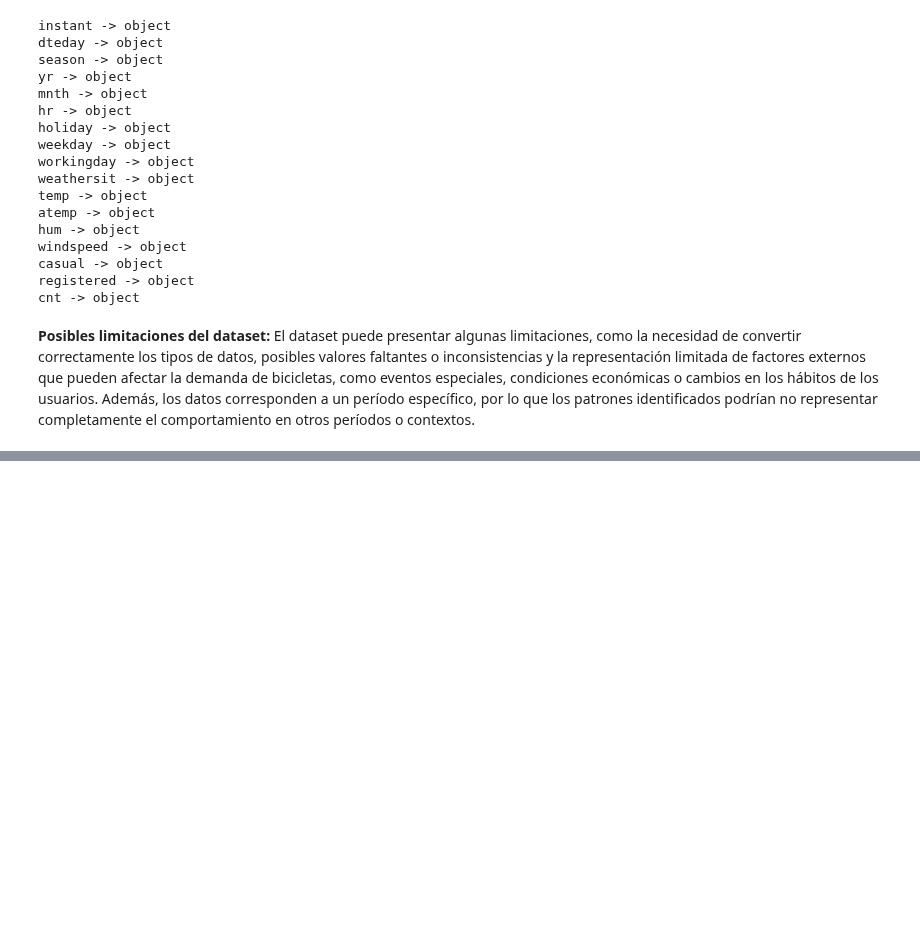
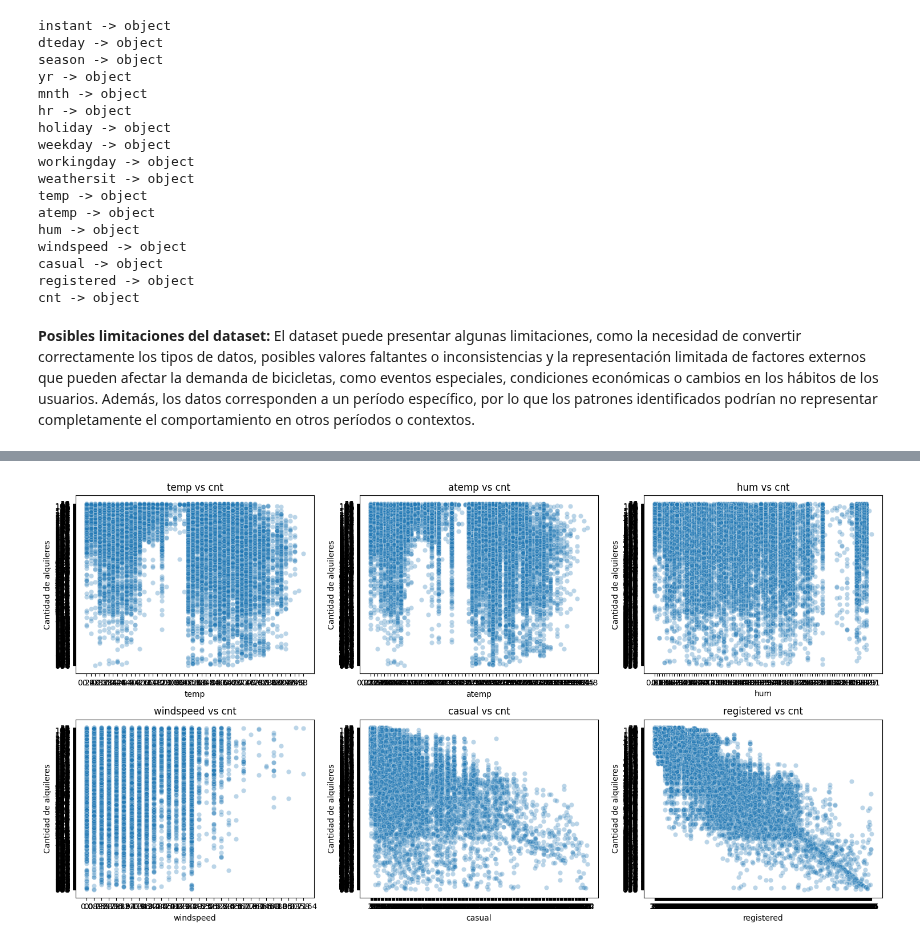
Before and after one commit to santije23/modelos1-price-prediction, a Jupyter notebook: fase-1/notebooks/01_modelo_predictivo.ipynb.ipynb, the cells around one changed output, grey strips where cells are left out. Cells and saved outputs as stored; diff of their text form; code cells hidden in the pictures; blank space fills up the shorter version.

```diff
--- a/fase-1/notebooks/01_modelo_predictivo.ipynb.ipynb
+++ b/fase-1/notebooks/01_modelo_predictivo.ipynb.ipynb
@@ -88,0 +210,24 @@ cnt -> object
+# %%
+#Visualizaciones relevantes y útiles
+
+variables = ['temp', 'atemp', 'hum', 'windspeed', 'casual', 'registered']
+
+fig, axes = plt.subplots(2, 3, figsize=(15, 8))
+
+for ax, variable in zip(axes.flatten(), variables):
+    sns.scatterplot(
+        data=df,
+        x=variable,
+        y='cnt',
+        alpha=0.3,
+        ax=ax
+    )
+
+    ax.set_title(f'{variable} vs cnt')
+    ax.set_xlabel(variable)
+    ax.set_ylabel('Cantidad de alquileres')
+
+plt.tight_layout()
+plt.show()
+# %% [output]
+[figure, added]
```
Also changed, not shown: parts of 9 cells of this notebook.
